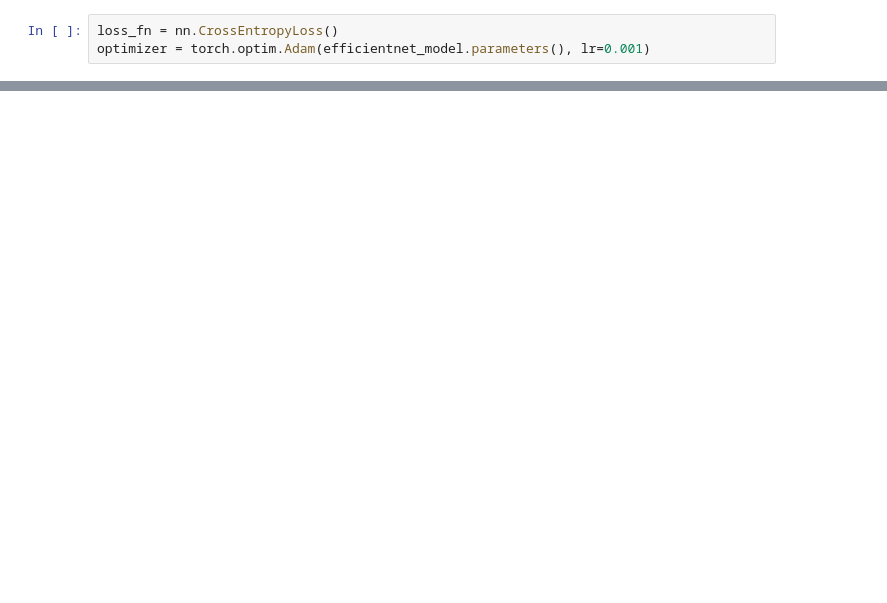
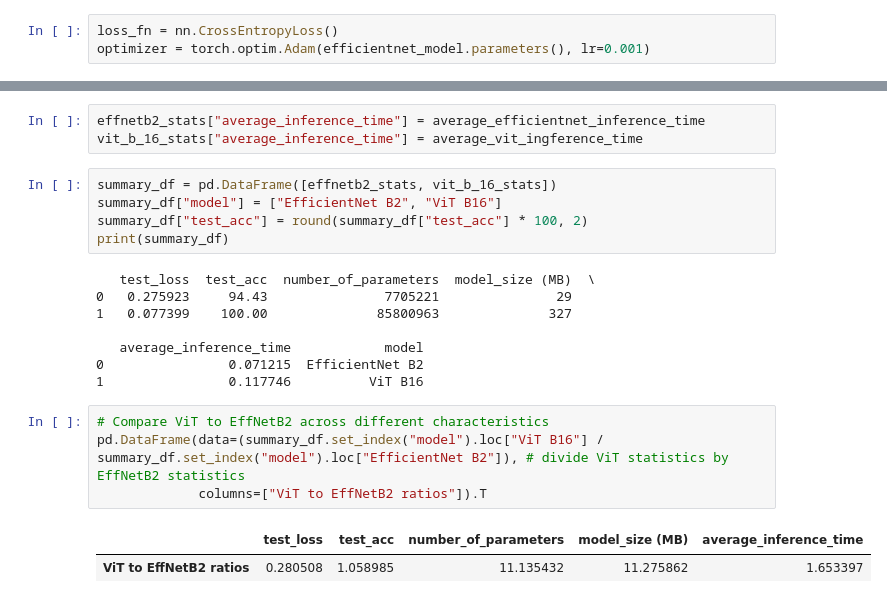
Before and after one commit to Warren-SJ/Experiment-Tracking-ML, a Jupyter notebook: deployment.ipynb, the cells around one changed output, grey strips where cells are left out. Drawn from its saved outputs; the diff is of its cells as text; blank space fills up the shorter version.

```diff
--- a/deployment.ipynb
+++ b/deployment.ipynb
@@ -113,0 +372,23 @@ Epoch 10 of 10, Train Loss: 0.2882, Train Acc: 0.9354, Val Loss: 0.2909, Val Acc
+# %%
+effnetb2_stats["average_inference_time"] = average_efficientnet_inference_time
+vit_b_16_stats["average_inference_time"] = average_vit_ingference_time
+# %%
+summary_df = pd.DataFrame([effnetb2_stats, vit_b_16_stats])
+summary_df["model"] = ["EfficientNet B2", "ViT B16"]
+summary_df["test_acc"] = round(summary_df["test_acc"] * 100, 2)
+print(summary_df)
+# %% [output]
+   test_loss  test_acc  number_of_parameters  model_size (MB)  \
+0   0.275923     94.43               7705221               29
+1   0.077399    100.00              85800963              327
+
+   average_inference_time            model
+0                0.071215  EfficientNet B2
+1                0.117746          ViT B16
+# %%
+# Compare ViT to EffNetB2 across different characteristics
+pd.DataFrame(data=(summary_df.set_index("model").loc["ViT B16"] / summary_df.set_index("model").loc["EfficientNet B2"]), # divide ViT statistics by EffNetB2 statistics
+             columns=["ViT to EffNetB2 ratios"]).T
+# %% [output]
+|  | test_loss | test_acc | number_of_parameters | model_size (MB) | average_inference_time |
+| ViT to EffNetB2 ratios | 0.280508 | 1.058985 | 11.135432 | 11.275862 | 1.653397 |
```
Also changed, not shown: parts of 29 cells of this notebook, 12 other files.
